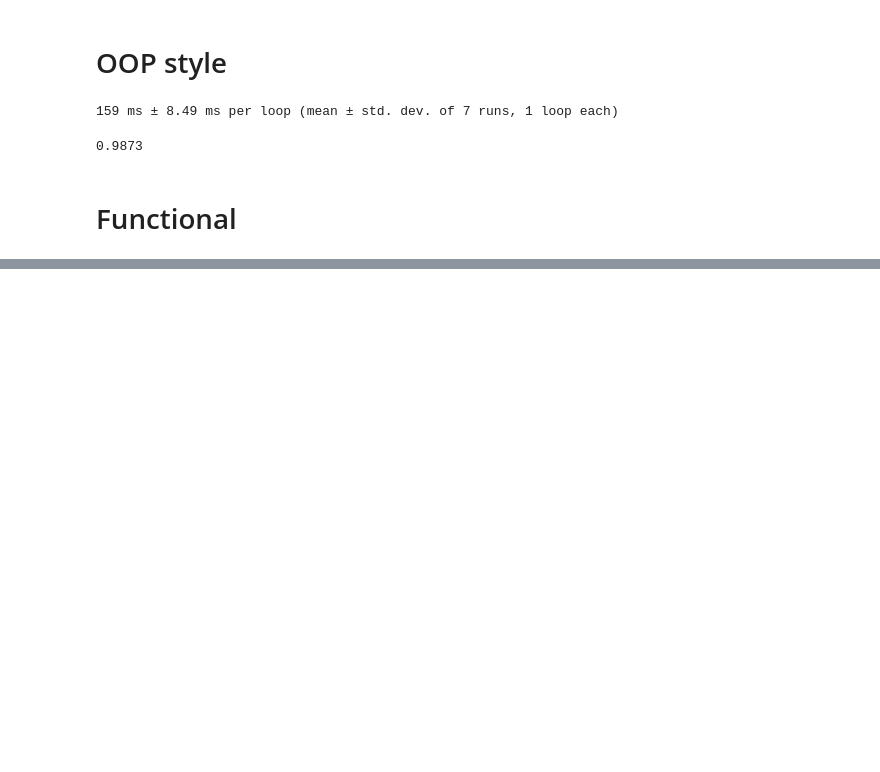
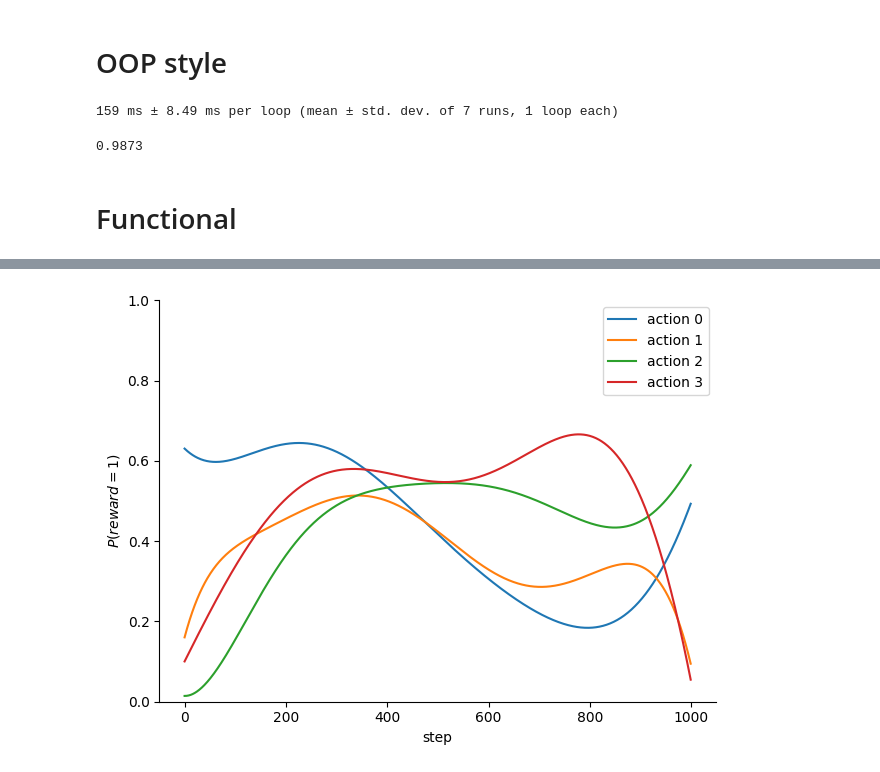
Before and after one commit to clabrugere/jax-bandits, a Jupyter notebook: dev/jax.ipynb, the cells around one changed output, grey strips where cells are left out. Drawn from its saved outputs; the diff is of its cells as text; code cells hidden in the pictures; blank space fills up the shorter version.

```diff
--- a/dev/jax.ipynb
+++ b/dev/jax.ipynb
@@ -224,0 +283,52 @@ key, subkey = jax.random.split(key)
+# %%
+from jax.scipy.special import gammaln
+
+
+@jit
+def binomial_coeff(n, k):
+    return jnp.exp(gammaln(n + 1) - gammaln(k + 1) - gammaln(n - k + 1))
+
+
+@jit
+def bezier_term(t, m, i):
+    return (1 - t) ** (m - i) * t**i
+
+
+@jit
+def bezier_interpolation(control_points, t):
+    degree = control_points.shape[0] - 1  # Degree of the curve (m control points give m-th degree curve)
+    binom_coeffs = jax.vmap(binomial_coeff, in_axes=(None, 0))(degree, jnp.arange(degree + 1))
+    weighted_control_points = binom_coeffs[:, None] * control_points
+
+    # Compute (1-t)^(m-i) * t^i for all control points
+    terms = jax.vmap(bezier_term, in_axes=(None, None, 0))(t, degree, jnp.arange(degree + 1))
+
+    return jnp.dot(terms.T, weighted_control_points)
+
+
+@partial(jit, static_argnames=("num_steps", "num_actions", "num_regimes"))
+def multiregime_rewards(key, num_steps, num_actions, num_regimes):
+    key_p, key_r = jax.random.split(key, 2)
+
+    control_points = jax.random.uniform(key_p, (num_regimes, num_actions))
+    t = jnp.linspace(0.0, 1.0, num_steps)
+    p = bezier_interpolation(control_points, t)
+
+    rewards = jax.random.bernoulli(key_r, p, (num_steps, num_actions)).astype(jnp.float32)
+
+    return rewards, p
+
+
+num_regimes = 10
+control_points = jax.random.uniform(key, (num_regimes, num_actions))
+num_steps = 1000  # Number of interpolated points
+
+# Perform Bézier interpolation
+# t = jnp.linspace(0, 1, num_steps)
+# p = bezier_interpolation(control_points, t)
+
+rewards, p = multiregime_rewards(key, num_steps, num_actions, num_regimes)
+
+plot_reward_probs(p)
+# %% [output]
+[figure, added]
```
Also changed, not shown: parts of 9 cells of this notebook, 2 other files.
